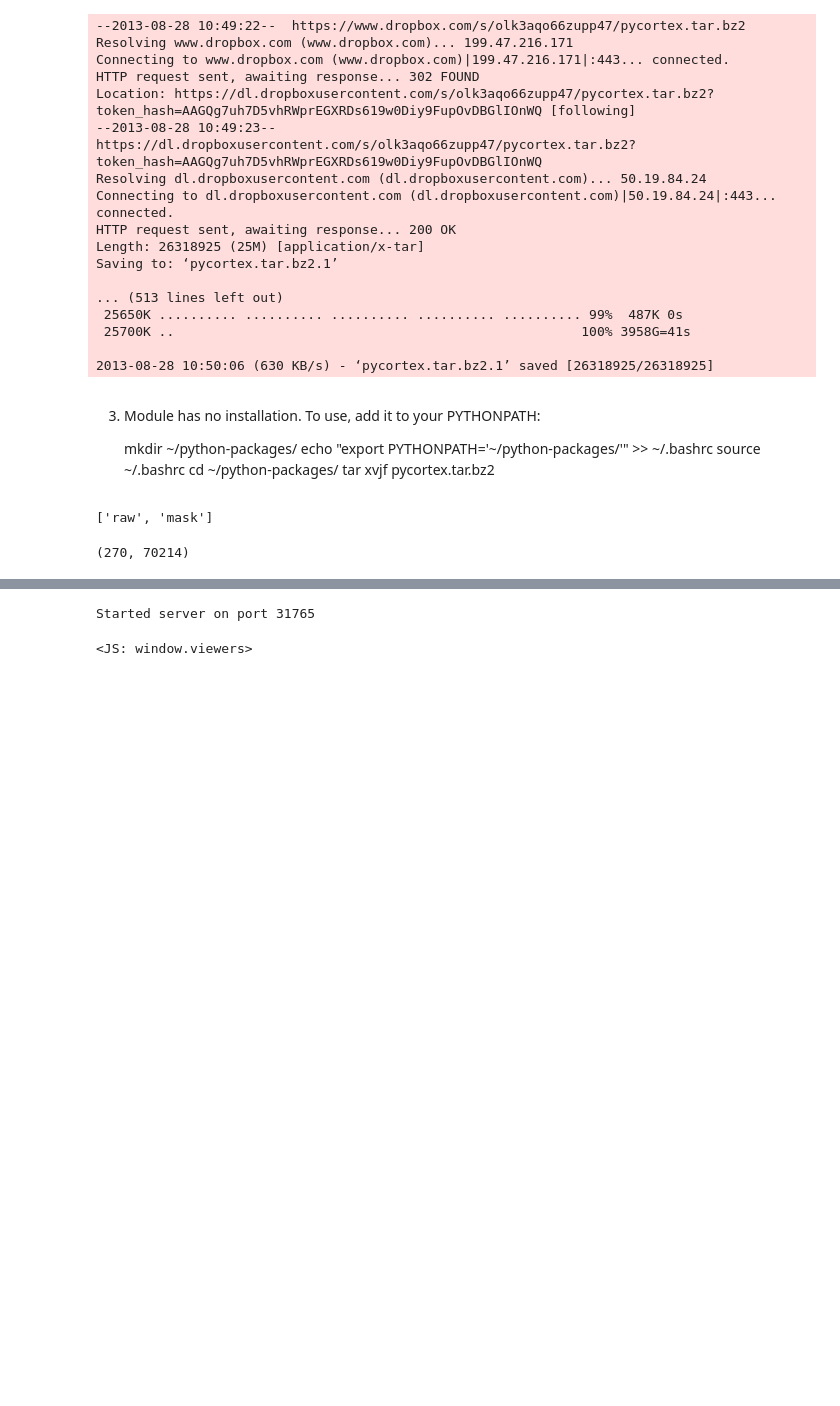
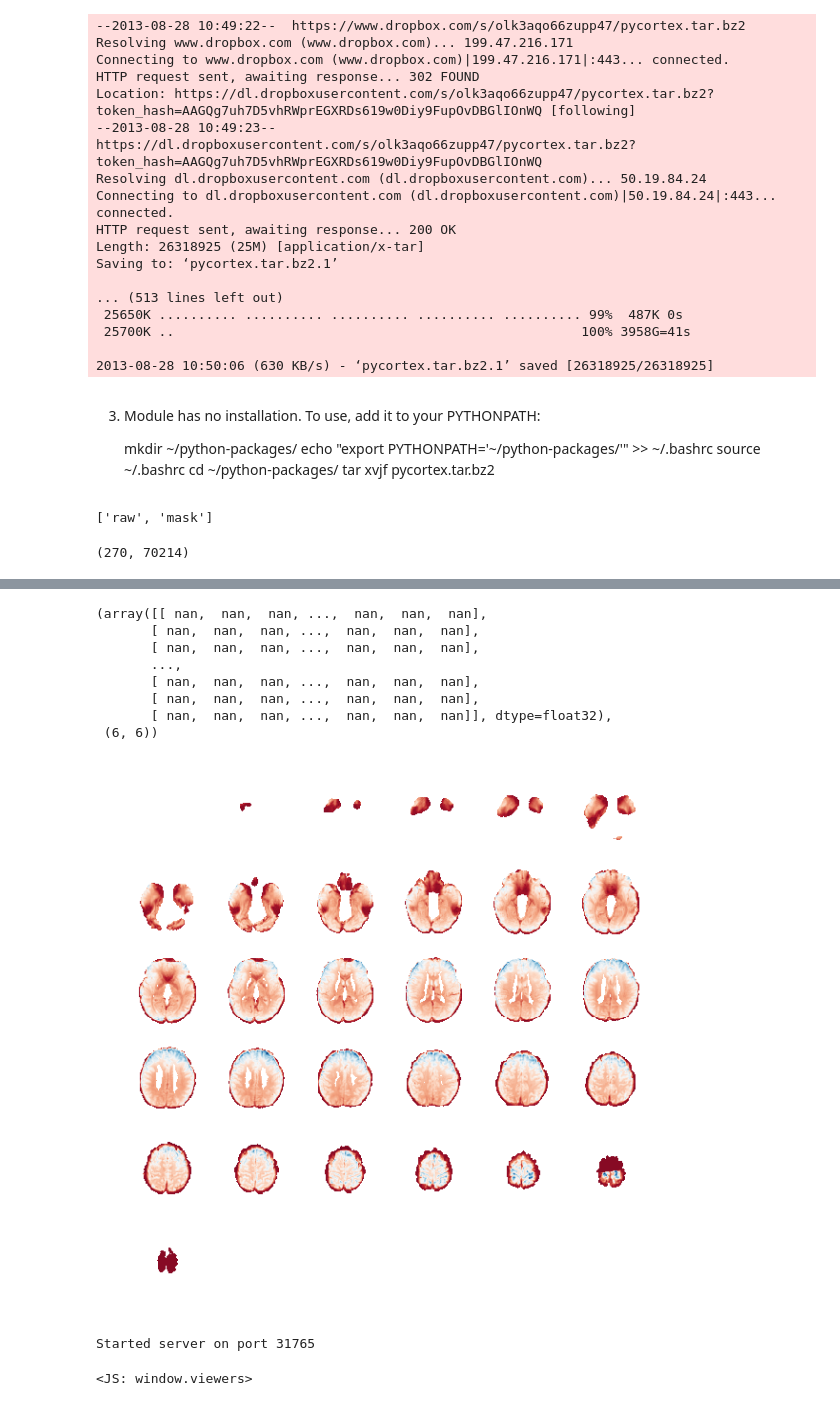
Before and after one commit to profjsb/python-bootcamp, a Jupyter notebook: Lectures/14_ScentificWorkflows/14_ScientificWorkflows.ipynb, the cells around one changed output, grey strips where cells are left out. Drawn from its saved outputs; the diff is of its cells as text; code cells hidden in the pictures; blank space fills up the shorter version.

```diff
--- a/Lectures/14_ScentificWorkflows/14_ScientificWorkflows.ipynb
+++ b/Lectures/14_ScentificWorkflows/14_ScientificWorkflows.ipynb
@@ -204,3 +210,16 @@ print raw.shape
+# %%
+figsize(10,10)
+cortex.mosaic(volume, aspect="equal")
+# %% [output]
+(array([[ nan,  nan,  nan, ...,  nan,  nan,  nan],
+       [ nan,  nan,  nan, ...,  nan,  nan,  nan],
+       [ nan,  nan,  nan, ...,  nan,  nan,  nan],
+       ...,
+       [ nan,  nan,  nan, ...,  nan,  nan,  nan],
+       [ nan,  nan,  nan, ...,  nan,  nan,  nan],
+       [ nan,  nan,  nan, ...,  nan,  nan,  nan]], dtype=float32),
+ (6, 6))
+[figure, added]
 # %%
 dm = raw - raw.mean(0)
 zs = dm / dm.std(0)
```
Also changed, not shown: parts of 2 cells of this notebook.
